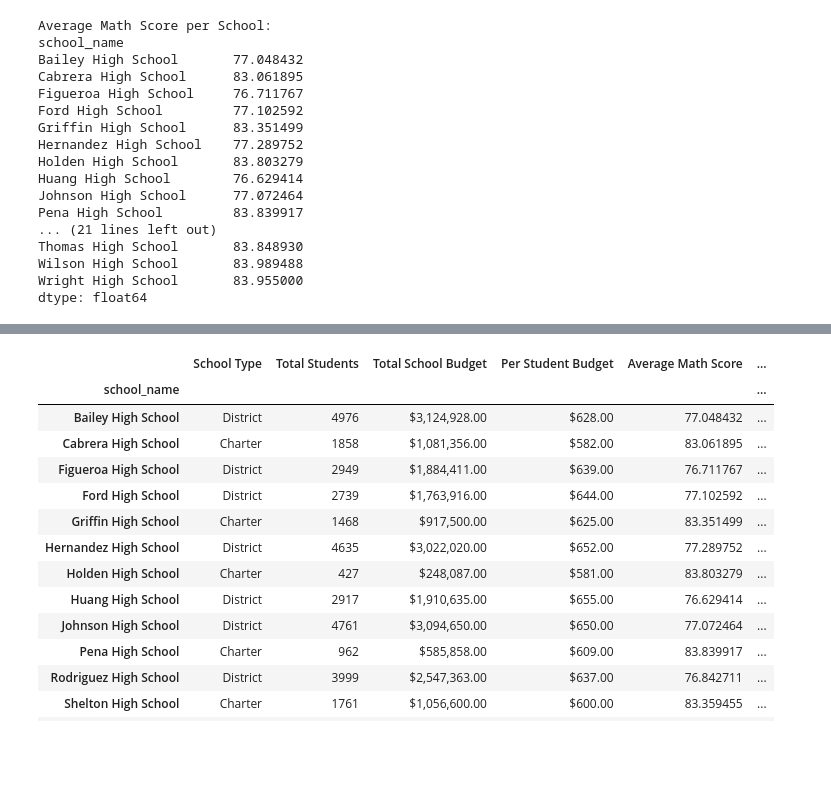
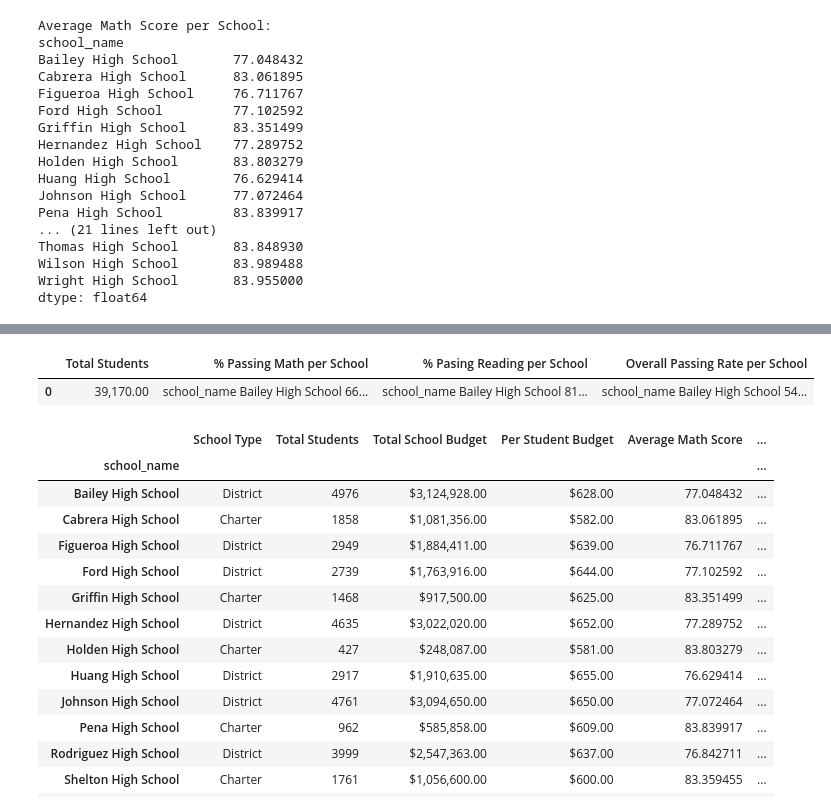
Before and after one commit to KP-Priest/pandas-challenge, a Jupyter notebook: PyCitySchools/PyCitySchools_starter.ipynb, the cells around one changed output, grey strips where cells are left out. Saved outputs shown, nothing was run; the diff lists cells and outputs as text; code cells hidden in the pictures; blank space fills up the shorter version.

```diff
--- a/PyCitySchools/PyCitySchools_starter.ipynb
+++ b/PyCitySchools/PyCitySchools_starter.ipynb
@@ -231,4 +247,6 @@ NameError: name 'student_data_complete' is not defined
 # %%
 # Calculate the number of students per school with reading scores of 70 or higher from school_data_complete
-students_passing_reading =
-school_students_passing_reading =
+students_passing_reading = school_data_complete[school_data_complete["reading_score"] >= 70]
+school_students_passing_reading = students_passing_reading.groupby("school_name")["Student ID"].count()
+
+print(school_students_passing_reading)
@@ -241,8 +297,14 @@ school_students_passing_math_and_reading = students_passing_math_and_reading.gro
 # %%
 # Use the provided code to calculate the passing rates
 per_school_passing_math = school_students_passing_math / per_school_counts * 100
 per_school_passing_reading = school_students_passing_reading / per_school_counts * 100
 overall_passing_rate = school_students_passing_math_and_reading / per_school_counts * 100
+
+
+passing_rates
+# %% [output]
+|  | Total Students | % Passing Math per School | % Pasing Reading per School | Overall Passing Rate per School |
+| 0 | 39,170.00 | school_name Bailey High School 66... | school_name Bailey High School 81... | school_name Bailey High School 54... |
 # %%
 # Create a DataFrame called `per_school_summary` with columns for the calculations above.
 per_school_summary =
```
Also changed, not shown: parts of 3 cells of this notebook.
